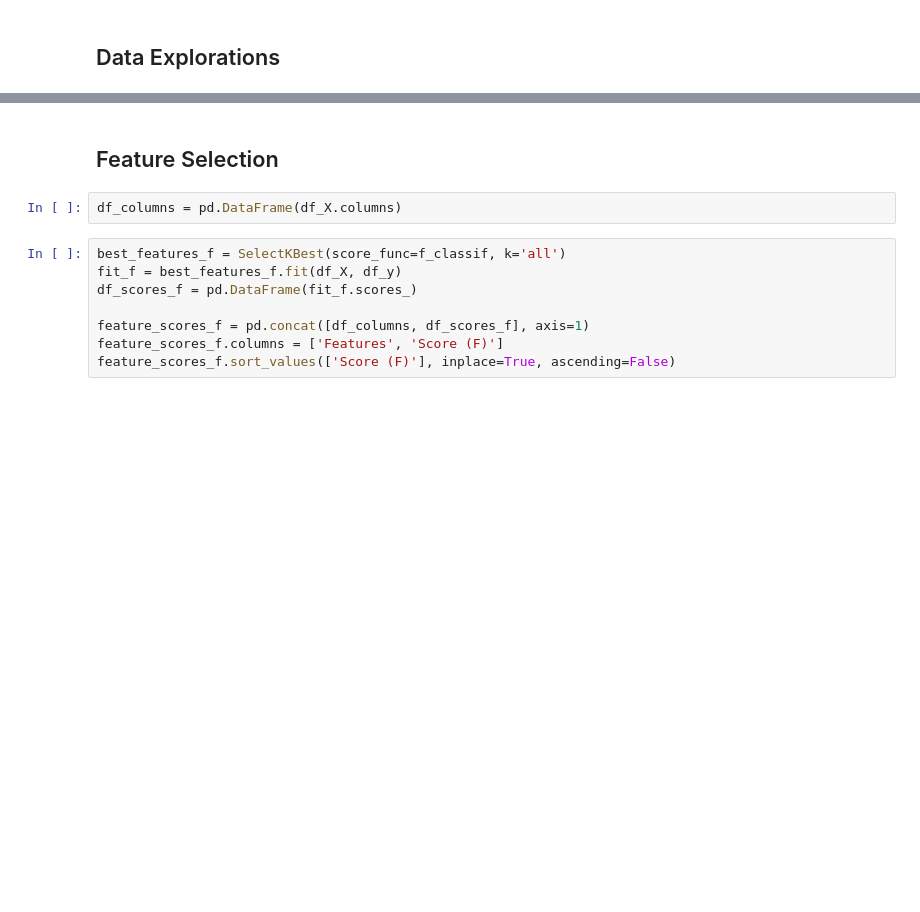
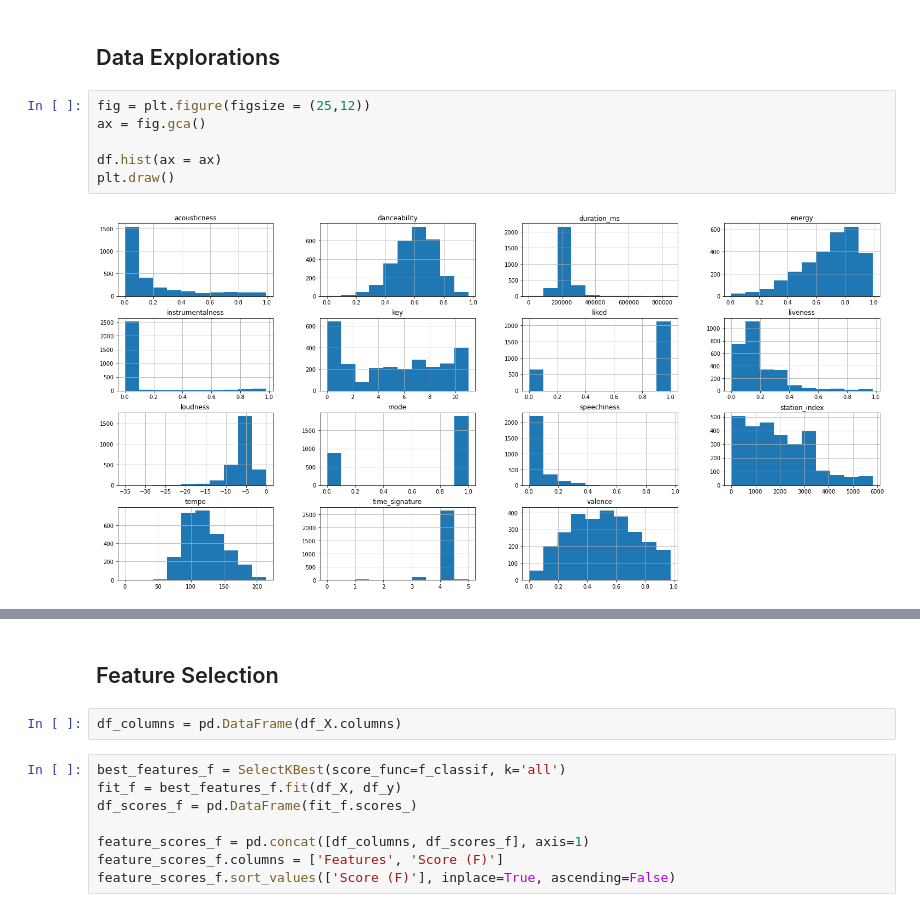
Before and after one commit to Hadryan/Personalized-Music-Recommendations, a Jupyter notebook: scikit_models.ipynb, the cells around one changed output, grey strips where cells are left out. Drawn from its saved outputs; the diff is of its cells as text; blank space fills up the shorter version.

```diff
--- a/scikit_models.ipynb
+++ b/scikit_models.ipynb
@@ -62,2 +74,10 @@ df
 # %% [markdown]
 ## Data Explorations
+# %%
+fig = plt.figure(figsize = (25,12))
+ax = fig.gca()
+
+df.hist(ax = ax)
+plt.draw()
+# %% [output]
+[figure, added]
```
Also changed, not shown: parts of 40 cells of this notebook.
